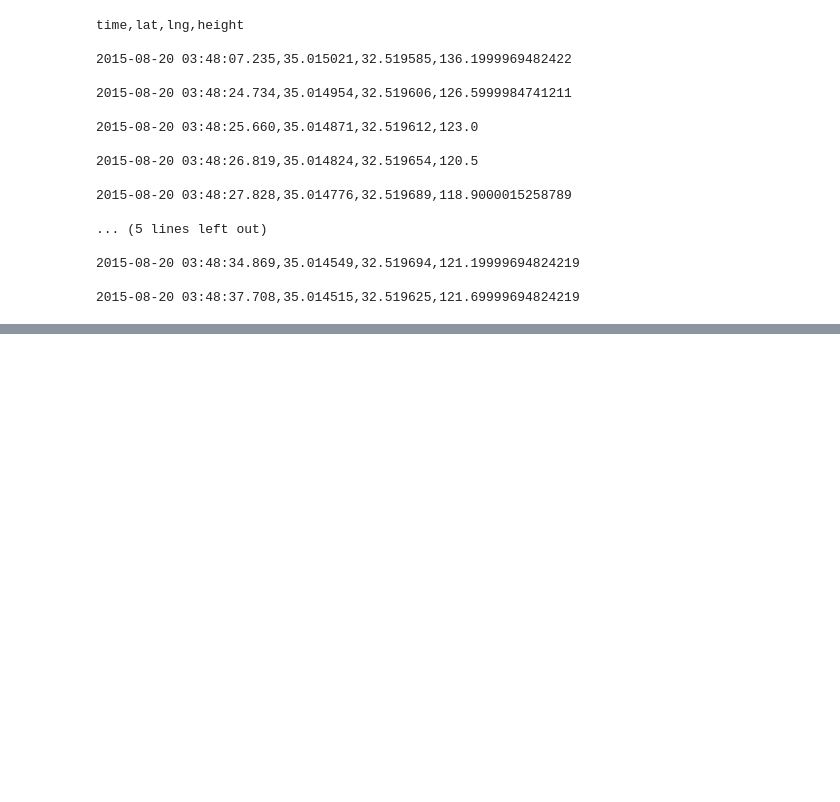
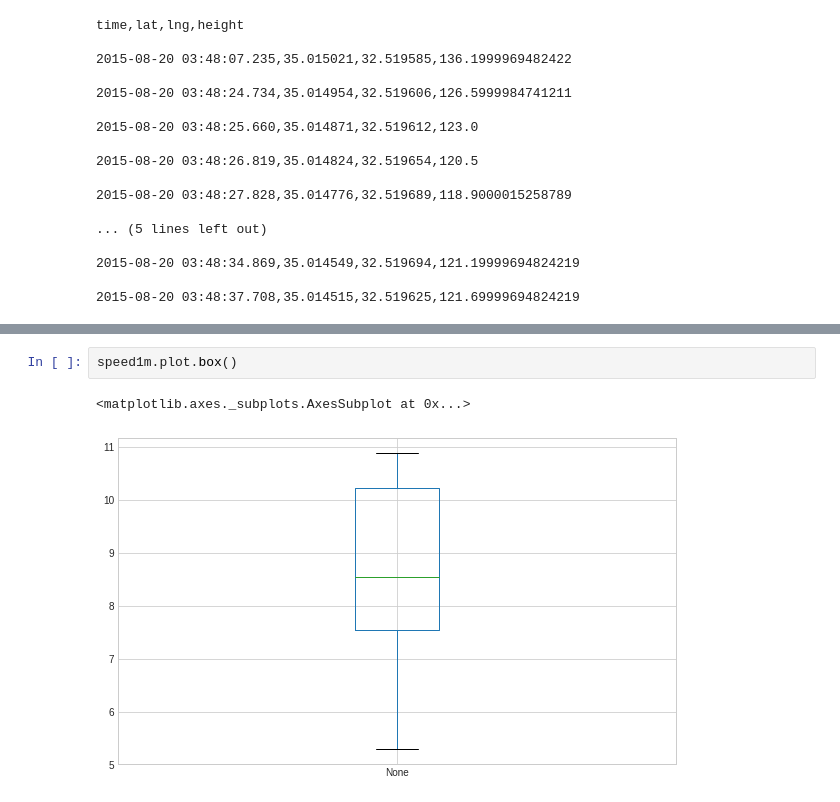
Before and after one commit to indikaimk/ipython_notebooks, a Jupyter notebook: pandas_csv_files.ipynb, the cells around one changed output, grey strips where cells are left out. Drawn from its saved outputs; the diff is of its cells as text; blank space fills up the shorter version.

```diff
--- a/pandas_csv_files.ipynb
+++ b/pandas_csv_files.ipynb
@@ -55,0 +393,5 @@ time,lat,lng,height
+# %%
+speed1m.plot.box()
+# %% [output]
+<matplotlib.axes._subplots.AxesSubplot at 0x...>
+[figure, added]
```
Also changed, not shown: parts of 76 cells of this notebook, 5 other files.
